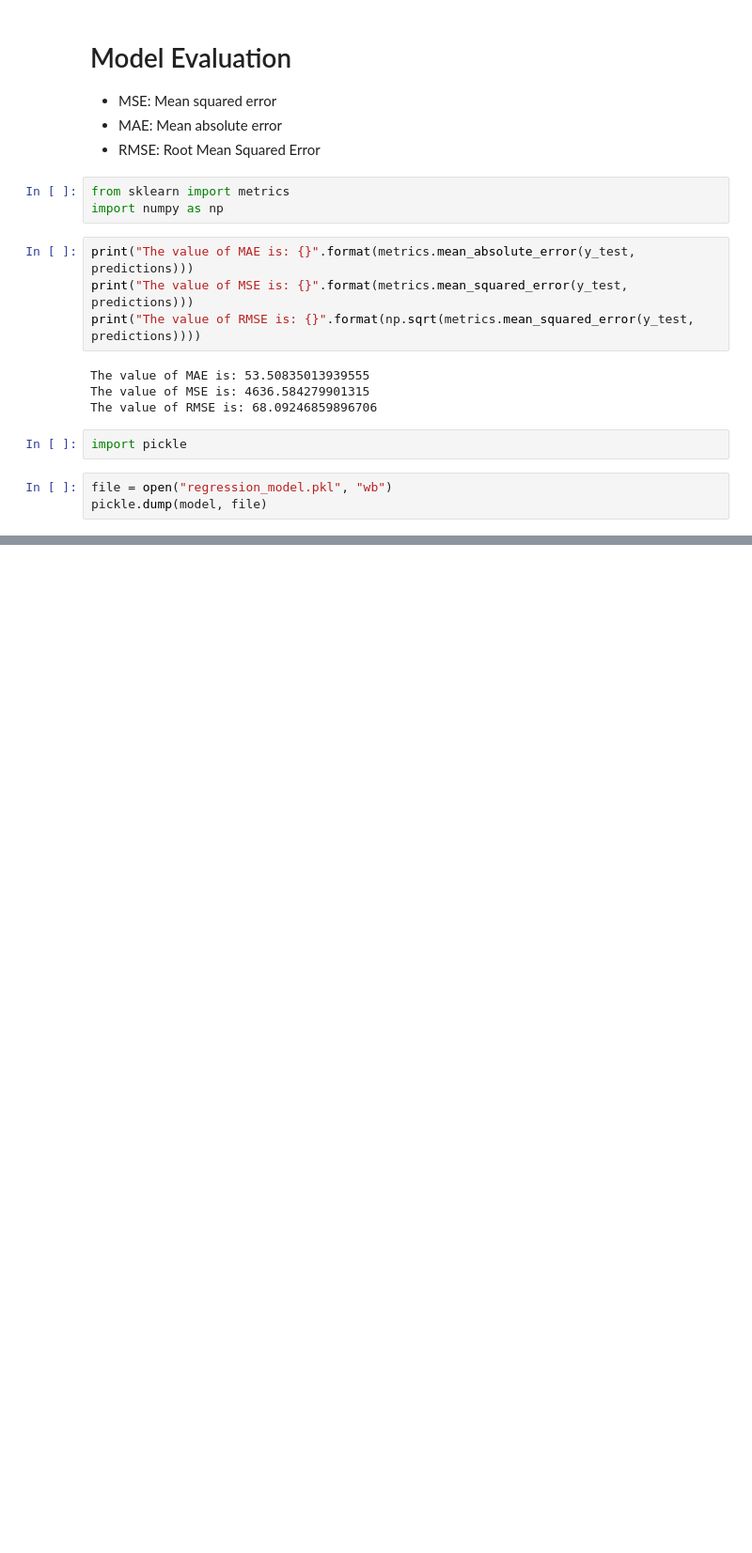
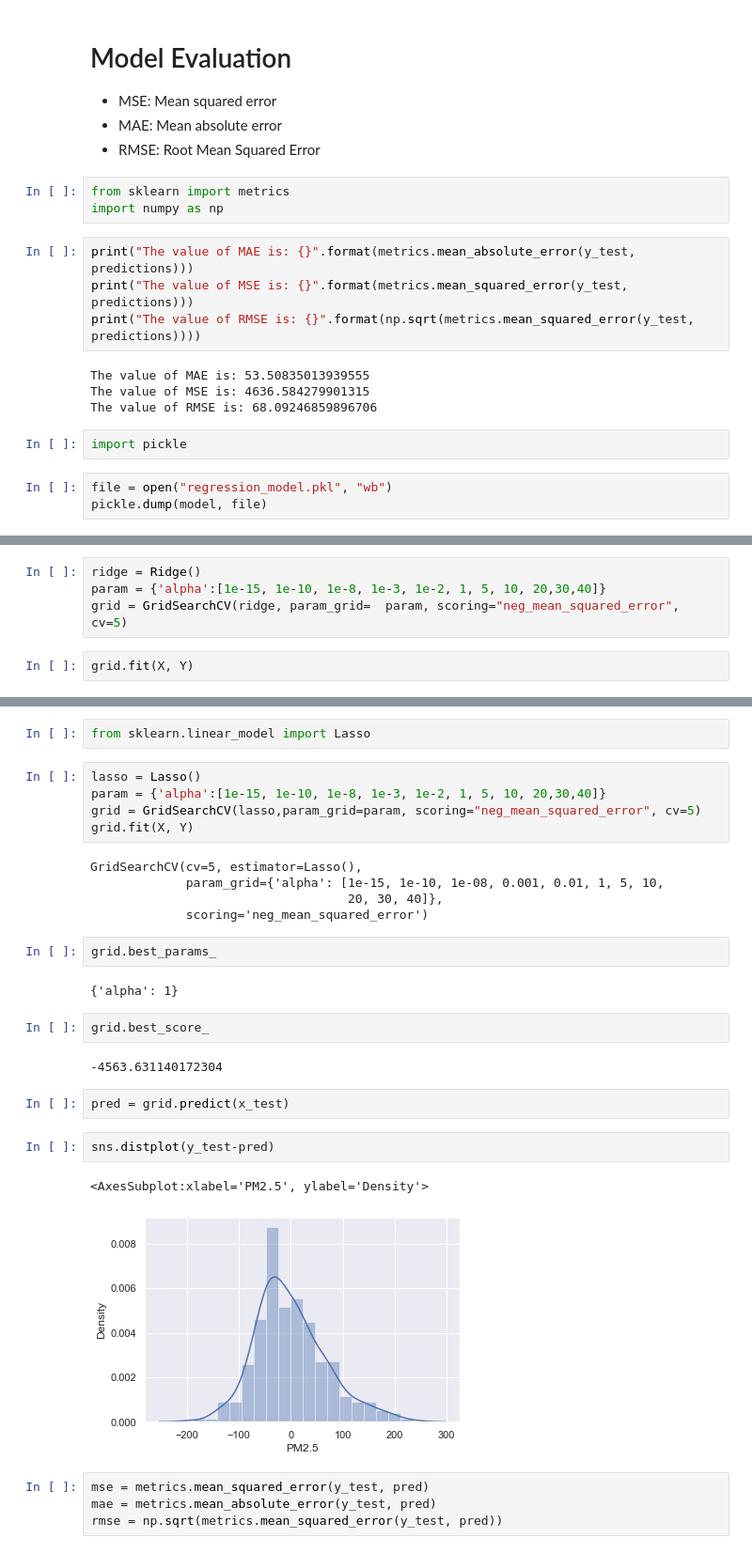
Before and after one commit to hsahu615/AQI_Project, a Jupyter notebook: Main.ipynb, the cells around one changed output, grey strips where cells are left out. Shown at 94% size. Saved outputs shown, nothing was run; the diff lists cells and outputs as text; blank space fills up the shorter version.

Commit message:
lassoRidge

```diff
--- a/Main.ipynb
+++ b/Main.ipynb
@@ -179,0 +194,6 @@ pickle.dump(model, file)
+# %%
+ridge = Ridge()
+param = {'alpha':[1e-15, 1e-10, 1e-8, 1e-3, 1e-2, 1, 5, 10, 20,30,40]}
+grid = GridSearchCV(ridge, param_grid=  param, scoring="neg_mean_squared_error", cv=5)
+# %%
+grid.fit(X, Y)
@@ -179,0 +215,31 @@ pickle.dump(model, file)
+# %%
+from sklearn.linear_model import Lasso
+# %%
+lasso = Lasso()
+param = {'alpha':[1e-15, 1e-10, 1e-8, 1e-3, 1e-2, 1, 5, 10, 20,30,40]}
+grid = GridSearchCV(lasso,param_grid=param, scoring="neg_mean_squared_error", cv=5)
+grid.fit(X, Y)
+# %% [output]
+GridSearchCV(cv=5, estimator=Lasso(),
+             param_grid={'alpha': [1e-15, 1e-10, 1e-08, 0.001, 0.01, 1, 5, 10,
+                                   20, 30, 40]},
+             scoring='neg_mean_squared_error')
+# %%
+grid.best_params_
+# %% [output]
+{'alpha': 1}
+# %%
+grid.best_score_
+# %% [output]
+-4563.631140172304
+# %%
+pred = grid.predict(x_test)
+# %%
+sns.distplot(y_test-pred)
+# %% [output]
+<AxesSubplot:xlabel='PM2.5', ylabel='Density'>
+[figure, added]
+# %%
+mse = metrics.mean_squared_error(y_test, pred)
+mae = metrics.mean_absolute_error(y_test, pred)
+rmse = np.sqrt(metrics.mean_squared_error(y_test, pred))
```
Also changed, not shown: parts of 13 cells of this notebook, 2 other files.
